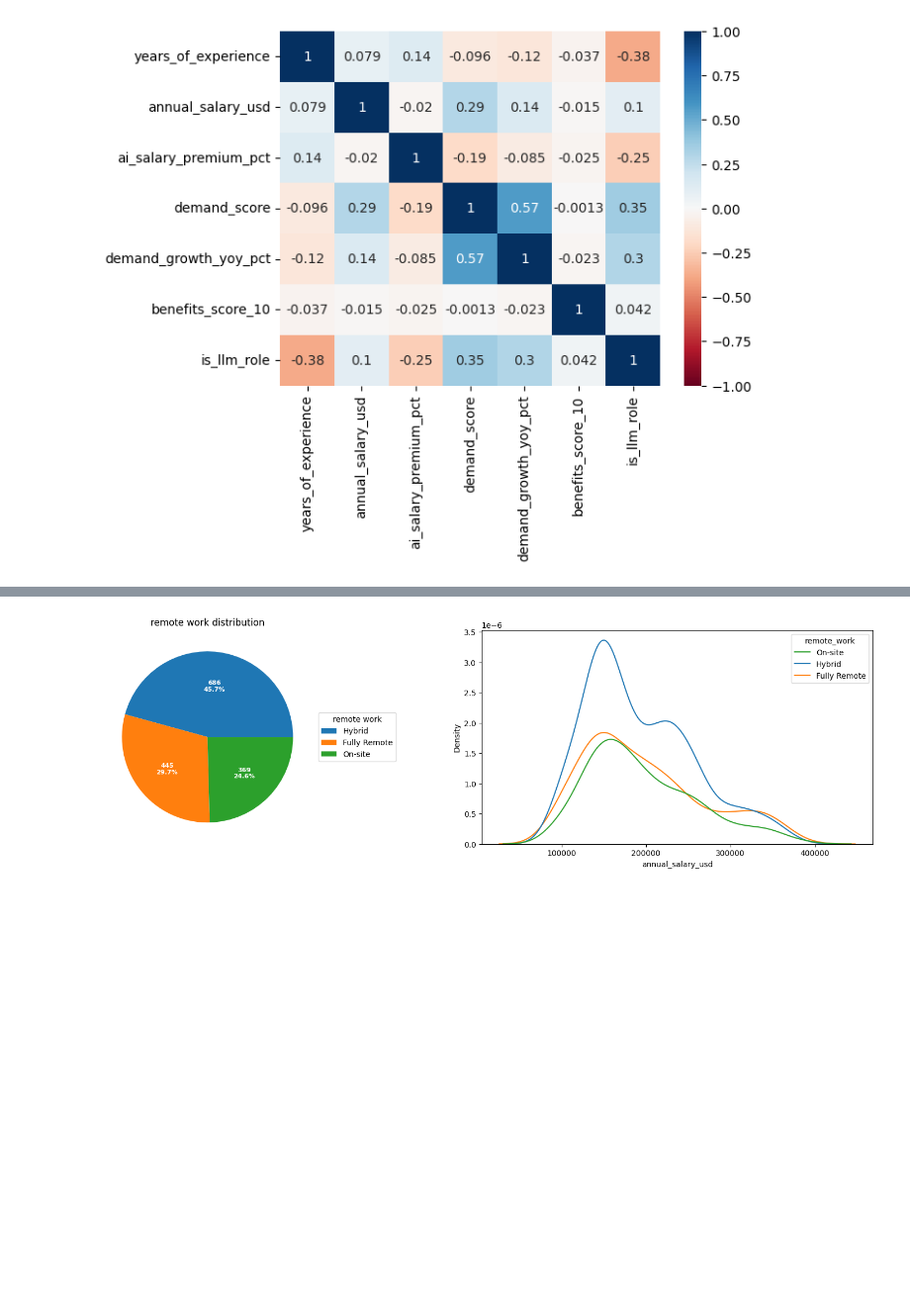
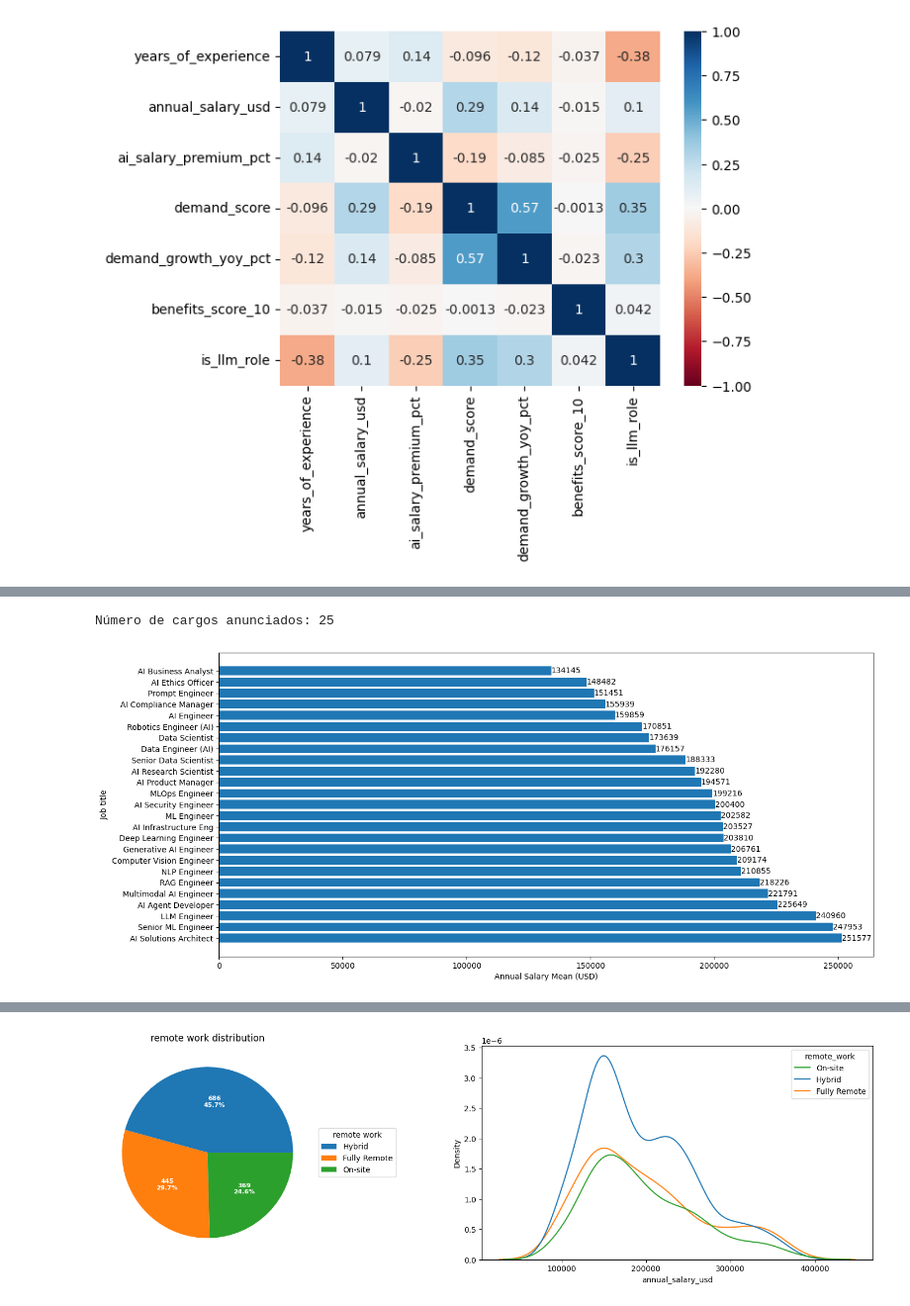
Before and after one commit to LucasDSF7/Data-Analysis-Puc-Rio, a Jupyter notebook: mvp/ia_jobs_market.ipynb, the cells around one changed output, grey strips where cells are left out. Shown at 99% size. Drawn from its saved outputs; the diff is of its cells as text; code cells hidden in the pictures; blank space fills up the shorter version.

```diff
--- a/mvp/ia_jobs_market.ipynb
+++ b/mvp/ia_jobs_market.ipynb
@@ -341,3 +344,15 @@ Vamos analisar o comportamento das variáveis categóricas. Quando exitir poucos
+# %%
+def categoric_feature_bar_plot(df: pd.DataFrame, label: str) -> None:
+    '''
+    Cria uma gráfico de barras horizontal com valores médios de Annual Salary USD.
+    '''
+    gb = df.groupby(label).mean(numeric_only=True)['annual_salary_usd']
+    gb = gb.sort_values(ascending=False)
+    fig, ax = plt.subplots(figsize=(15, 7))
+    ax.barh(y=gb.index, width=gb.values)
+    ax.set_xlabel('Annual Salary Mean (USD)')
+    ax.set_ylabel(label.replace('_', ' ').capitalize())
+    ax.bar_label(ax.containers[0], fmt="%.0f")
 # %%
 def func(pct, allvals):
     '''
@@ -371,0 +391,6 @@ def categoric_feature_pie_density_plot(df: pd.DataFrame, label: str) -> None:
+# %%
+print(f'Número de cargos anunciados: {df_copy["job_title"].unique().size}')
+categoric_feature_bar_plot(df_copy, 'job_title')
+# %% [output]
+Número de cargos anunciados: 25
+[figure, added]
```
Also changed, not shown: parts of 17 cells of this notebook, 1 other file.
